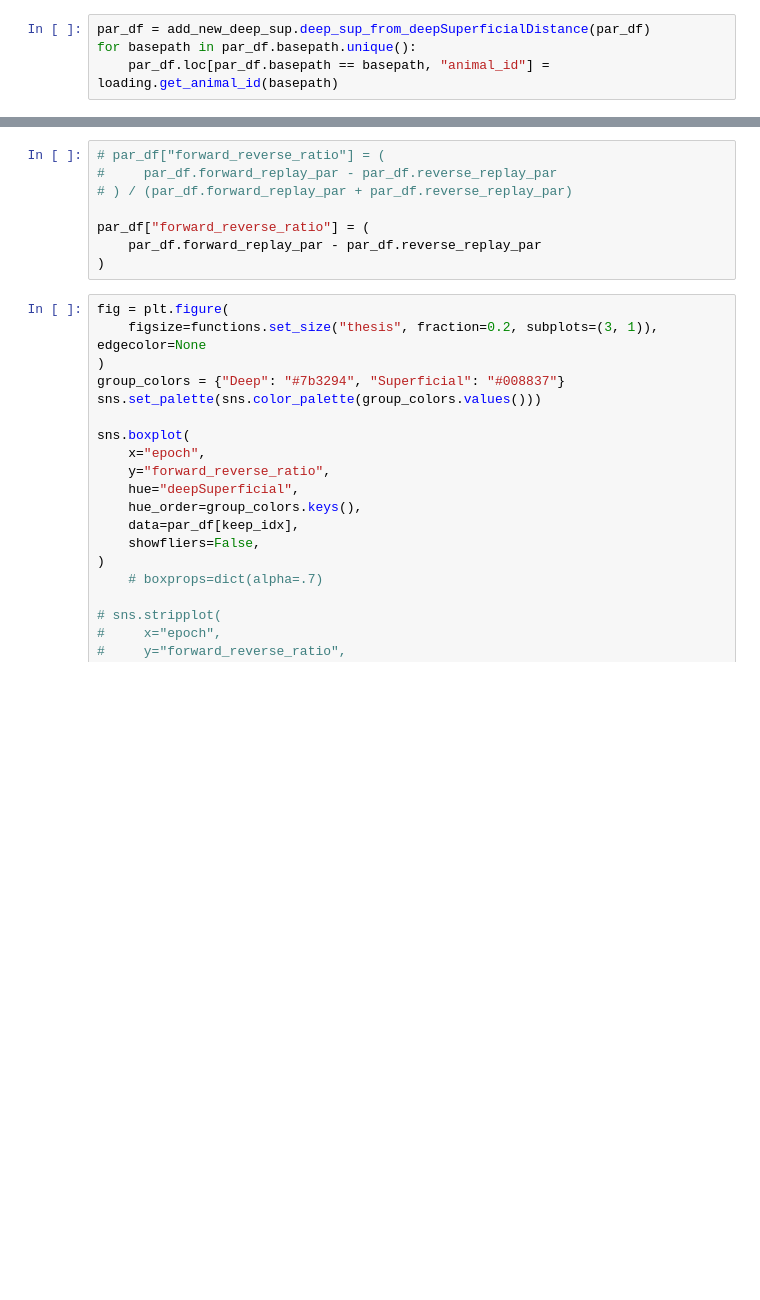
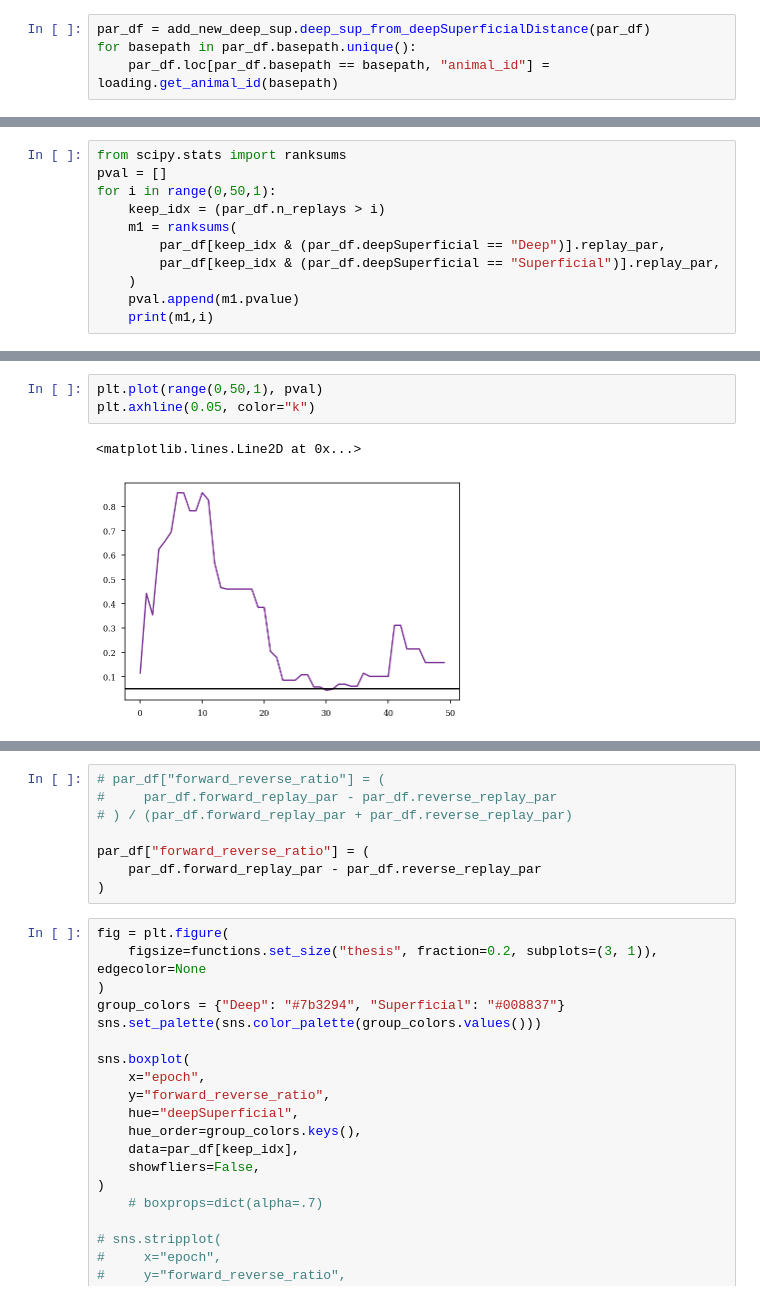
Before and after one commit to ryanharvey1/ripple_heterogeneity, a Jupyter notebook: scripts/replay/replay_participation_all_replays.ipynb, the cells around one changed output, grey strips where cells are left out. Cells and saved outputs as stored; diff of their text form; blank space fills up the shorter version.

```diff
--- a/scripts/replay/replay_participation_all_replays.ipynb
+++ b/scripts/replay/replay_participation_all_replays.ipynb
@@ -137,0 +152,11 @@ Text(0, 0.5, 'replay participation prob.')
+# %%
+from scipy.stats import ranksums
+pval = []
+for i in range(0,50,1):
+    keep_idx = (par_df.n_replays > i)
+    m1 = ranksums(
+        par_df[keep_idx & (par_df.deepSuperficial == "Deep")].replay_par,
+        par_df[keep_idx & (par_df.deepSuperficial == "Superficial")].replay_par,
+    )
+    pval.append(m1.pvalue)
+    print(m1,i)
@@ -138,3 +181,9 @@ Text(0, 0.5, 'replay participation prob.')
+# %%
+plt.plot(range(0,50,1), pval)
+plt.axhline(0.05, color="k")
+# %% [output]
+<matplotlib.lines.Line2D at 0x...>
+[figure, added]
 # %%
 import statsmodels.api as sm
 import statsmodels.formula.api as smf
```
Also changed, not shown: parts of 14 cells of this notebook.
